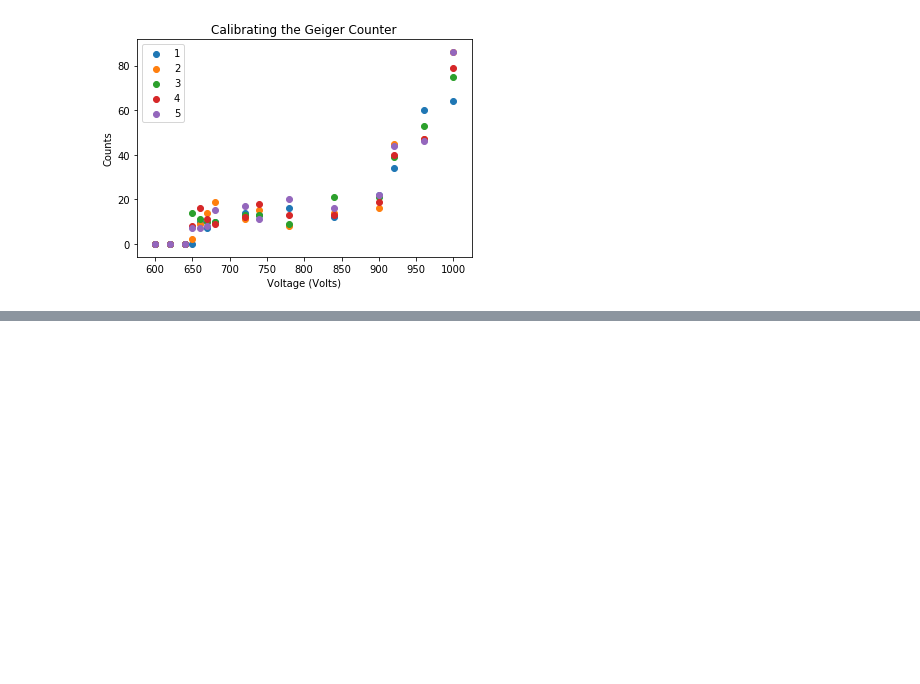
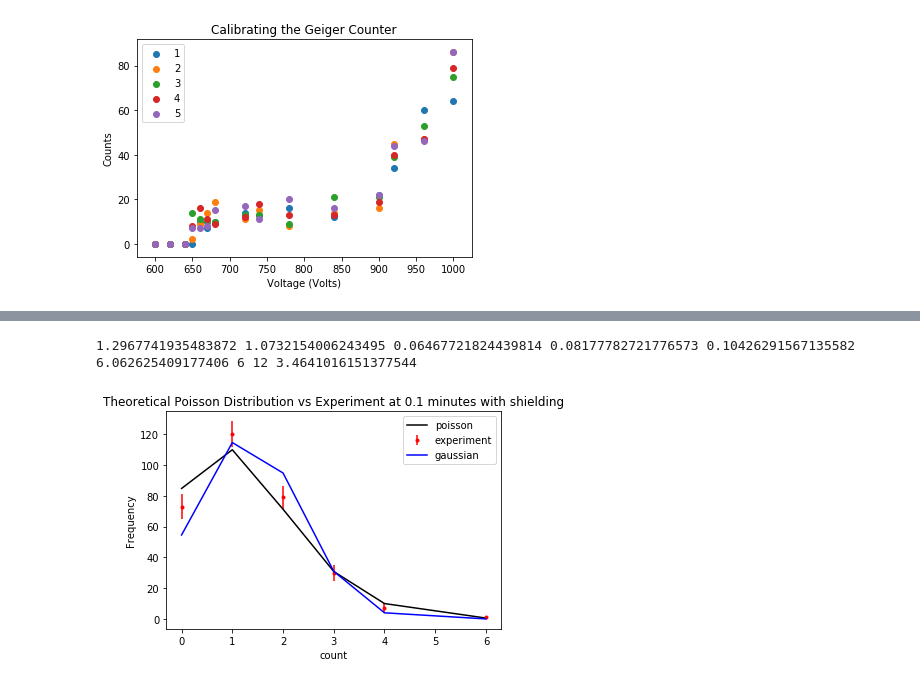
Before and after one commit to David-Zagaceta/Intermediate-Lab, a Jupyter notebook: Poisson_lab.ipynb, the cells around one changed output, grey strips where cells are left out. Saved outputs shown, nothing was run; the diff lists cells and outputs as text; code cells hidden in the pictures; blank space fills up the shorter version.

```diff
--- a/Poisson_lab.ipynb
+++ b/Poisson_lab.ipynb
@@ -147,0 +147,41 @@ plt.show()
+# %%
+# load data and format for analysis
+df1 = pd.read_excel('0.1min_interval_geiger_shield.xlsx', header=None)
+counts = df1.values
+counts = np.ndarray.flatten(counts)
+x, y = np.unique(counts, return_counts=True)
+
+# get sample mean, sample variance, bin variance, and chi squared statistic
+mean = np.mean(counts)
+std = np.std(counts)
+mean_uncertainty = np.sqrt(mean/sum(y))
+varovar = 2*mean**2-mean
+uncertainty_of_var = np.sqrt(varovar)/np.sqrt(sum(y)-1)
+print(mean, std**2, mean_uncertainty, uncertainty_of_var, np.sqrt(mean_uncertainty**2 + uncertainty_of_var**2))
+yvar = []
+for i, exp in enumerate(y):
+    yvar.append(sum(y)*poisson.pmf(x[i], mean)*(1-poisson.pmf(x[i], mean)))
+
+expected_values = sum(y)*poisson.pmf(x, mean)
+chi2_arr = []
+for i, exp in enumerate(y):
+    numer = exp-expected_values[i]
+    if exp == 0:
+        continue
+    denom = np.sqrt(yvar[i])
+    chi2_arr.append((numer/denom)**2)
+print(sum(chi2_arr), len(x), 2*len(x), np.sqrt(2*len(x))) # experimental chi2, theoretical chi2 for poisson, theoretical variance
+
+# plot
+plt.errorbar(x, sum(y)*poisson.pmf(x, mean), fmt='-k')
+plt.errorbar(x, y, yerr=np.sqrt(yvar), fmt='.r') # binomial std for error bars
+plt.errorbar(x, sum(y)*np.exp(-(x-mean)**2/(2*std**2))/np.sqrt(2*np.pi*std**2) ,fmt='-b')
+plt.title('Theoretical Poisson Distribution vs Experiment at 0.1 minutes with shielding')
+plt.ylabel('Frequency')
+plt.xlabel('count')
+plt.legend(['poisson', 'experiment', 'gaussian'])
+plt.show()
+# %% [output]
+1.2967741935483872 1.0732154006243495 0.06467721824439814 0.08177782721776573 0.10426291567135582
+6.062625409177406 6 12 3.4641016151377544
+[figure, added]
```
Also changed, not shown: parts of 3 cells of this notebook.
